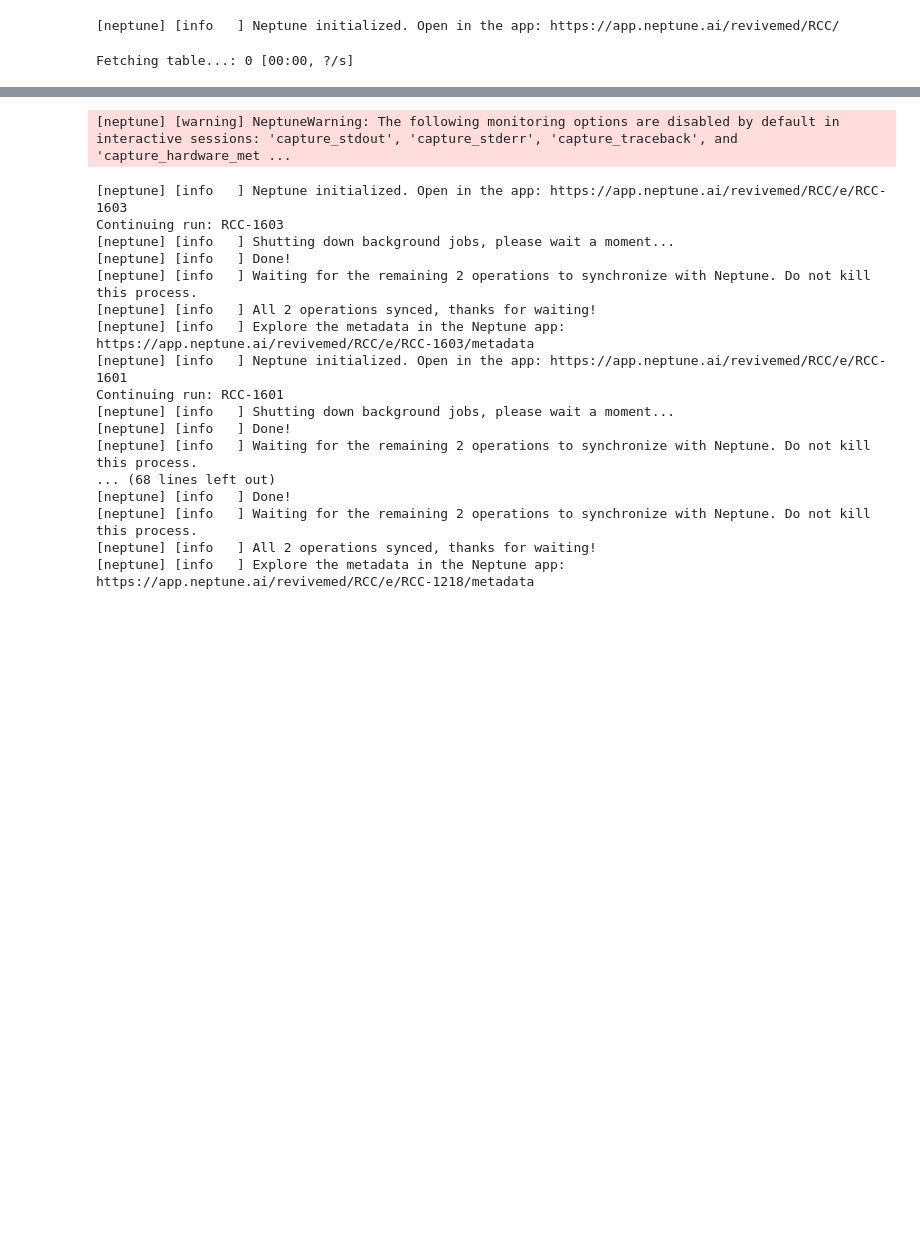
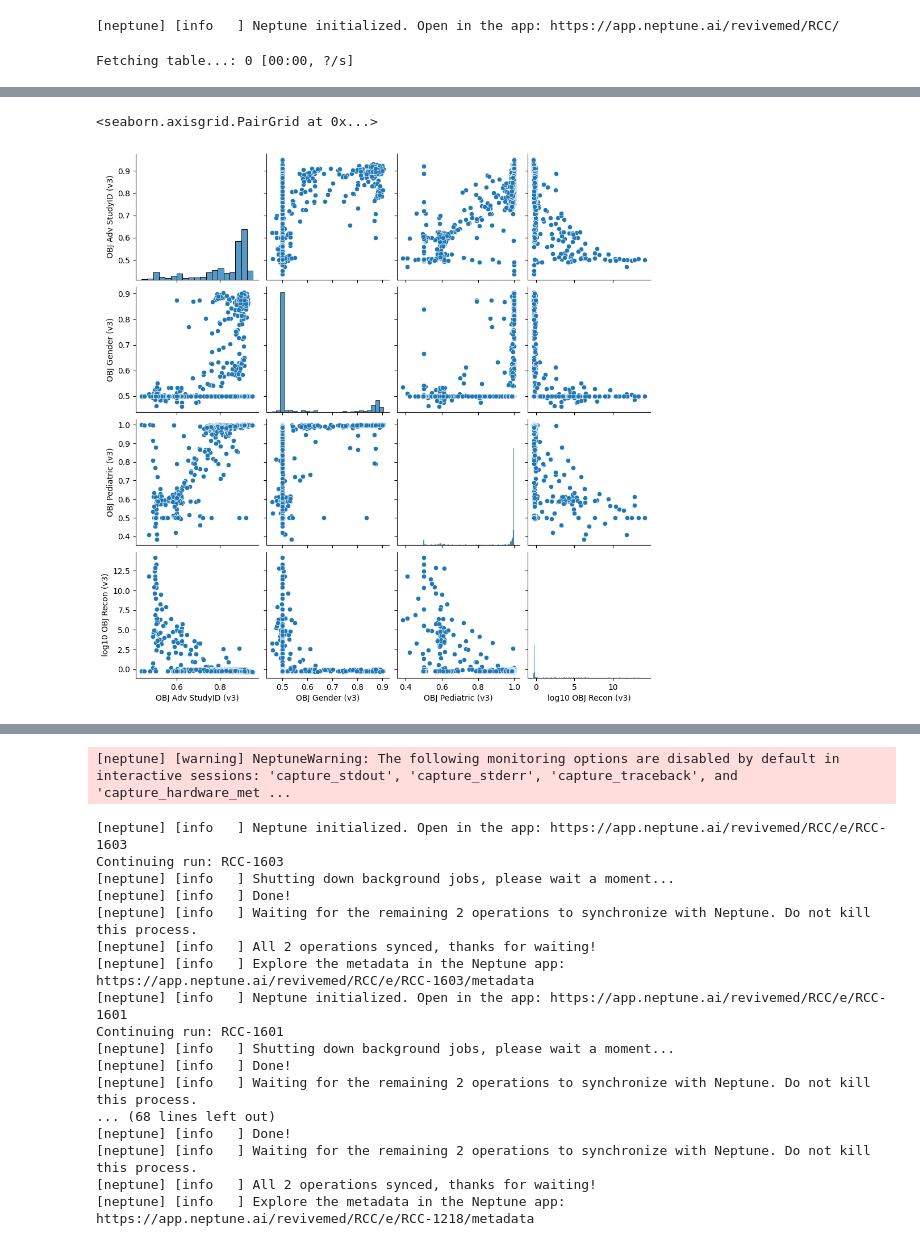
Before and after one commit to ReviveMed/mzEmbed, a Jupyter notebook: ml/choose_best_runs.ipynb, the cells around one changed output, grey strips where cells are left out. Cells and saved outputs as stored; diff of their text form; code cells hidden in the pictures; blank space fills up the shorter version.

```diff
--- a/ml/choose_best_runs.ipynb
+++ b/ml/choose_best_runs.ipynb
@@ -75 +110,6 @@ df = remove_outliers(df, obj_cols[1])
+# %%
+sns.pairplot(df)
+# %% [output]
+<seaborn.axisgrid.PairGrid at 0x...>
+[figure, added]
 # %%
```
Also changed, not shown: parts of 20 cells of this notebook, 2 other files.
